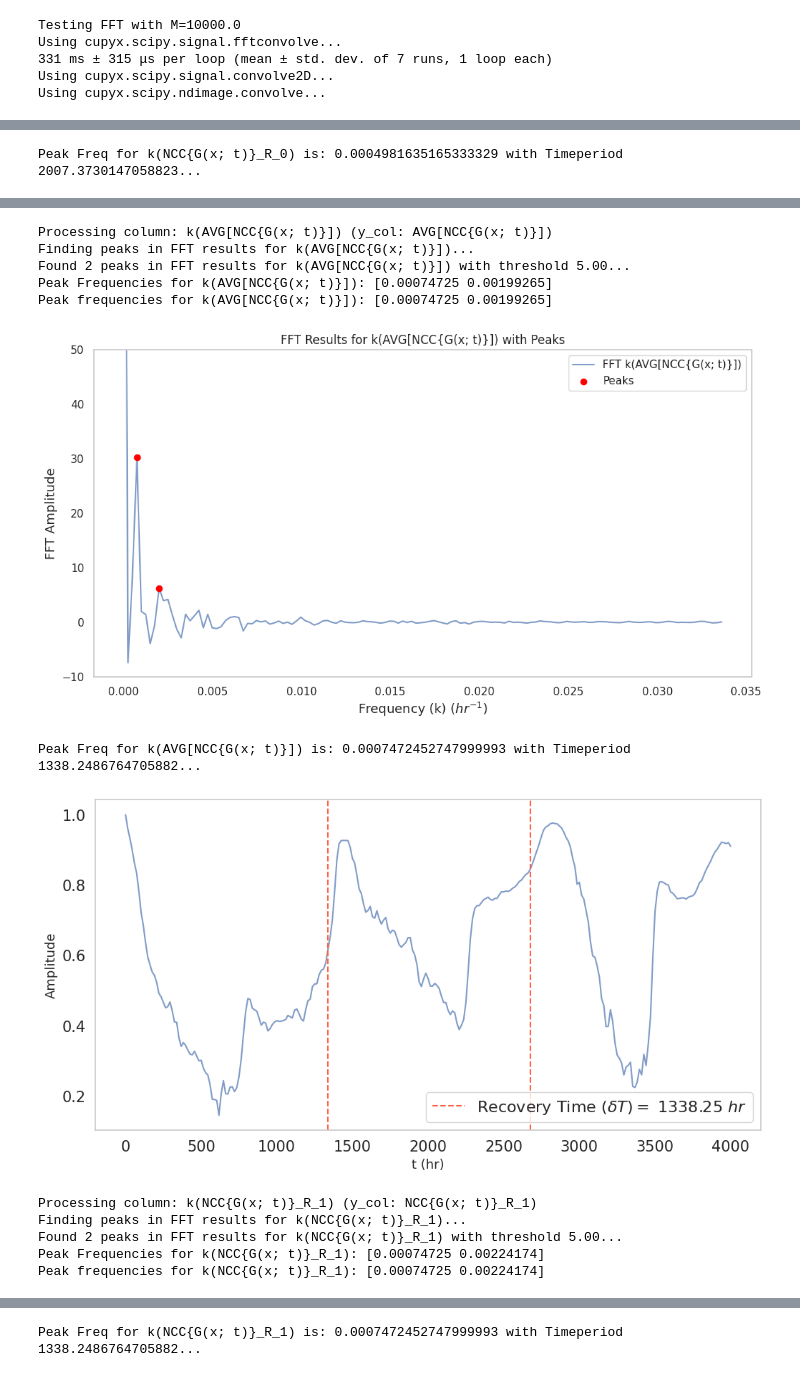
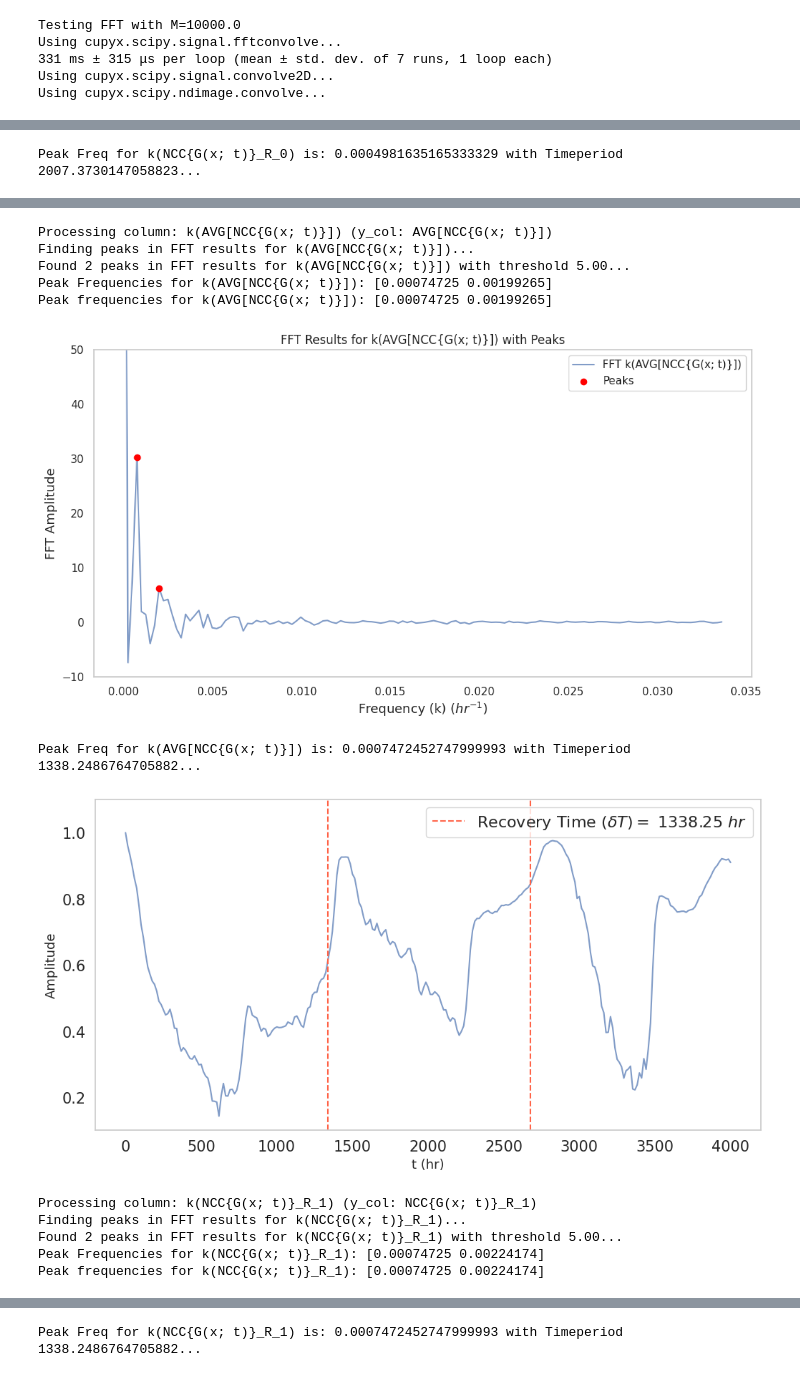
Before and after one commit to HAL9K000/Trophic_Maelstrom, a Jupyter notebook: simulations/Utilities/test.ipynb, the cells around one changed output, grey strips where cells are left out. Cells and saved outputs as stored; diff of their text form; code cells hidden in the pictures.

```diff
--- a/simulations/Utilities/test.ipynb
+++ b/simulations/Utilities/test.ipynb
@@ -232,11 +234,11 @@ def gen_interpolated_df(df1, df2, compare_col_label):
 # %%
 # Read the following csv as a pandas DataFrame
 #filepath= "/media/home/khalder/Desktop/SPDP_MK1/Trophic_Maelstorm/simulations/Data/Rietkerk/Reorganised_Frames/Stoc/3Sp/CORR-20_100_WIN-4000-HsXA125/CORR-HsX2001-UA125A125/L_128_a_0.042/dP_10000/Geq_0.19208/T_4000.04/2DCorr/"
-#filepath= "/media/home/khalder/Desktop/SPDP_MK1/Trophic_Maelstorm/simulations/Data/Rietkerk/Reorganised_Frames/Stoc/3Sp/CORR-20_100_WIN-4000-HsXA0/CORR-HsX2001-UA125A0/L_128_a_0.0415/dP_10000/Geq_4.802/T_4000.04/2DCorr/"
+filepath= "/media/home/khalder/Desktop/SPDP_MK1/Trophic_Maelstorm/simulations/Data/Rietkerk/Reorganised_Frames/Stoc/3Sp/CORR-20_100_WIN-4000-HsXA0/CORR-HsX2001-UA125A0/L_128_a_0.0415/dP_10000/Geq_4.802/T_4000.04/2DCorr/"
 #filepath ="/media/BACKUPS/khalder/Desktop/SPDP_MK1/Trophic_Maelstorm/simulations/Data/Rietkerk/Reorganised_Frames/Stoc/3Sp/CORR-20_100_WIN-6000-HsXA0/CORR-HsX2001-UA125A0/L_128_a_0.0415/dP_10000/Geq_4.802/T_5999.95/2DCorr/"
 #filepath ="/media/home/khalder/Desktop/SPDP_MK1/Trophic_Maelstorm/simulations/Data/DP/Reorganised_Frames/Stoc/3Sp/DPCORR-20_100_WIN-4000-DsB6OTH2/CORR-DsB6-UA0A0-1UNI/L_128_a_1.8/dP_1/Geq_0/T_4000.04/2DCorr/"
-filepath ="/media/BACKUPS/khalder/Desktop/SPDP_MK1/Trophic_Maelstorm/simulations/Data/DP/Reorganised_Frames/Stoc/3Sp/DPCORR-20_100_WIN-5000-DsB6/CORR-DsB6-UA0A0-1UNI/L_128_a_1.8/dP_1/Geq_0/T_5000.05/2DCorr/"
-filename = "Auto_NCC_TD_5000.csv"
+#filepath ="/media/BACKUPS/khalder/Desktop/SPDP_MK1/Trophic_Maelstorm/simulations/Data/DP/Reorganised_Frames/Stoc/3Sp/DPCORR-20_100_WIN-5000-DsB6/CORR-DsB6-UA0A0-1UNI/L_128_a_1.8/dP_1/Geq_0/T_5000.05/2DCorr/"
+filename = "Auto_NCC_TD_4000.csv"
 df = pan.read_csv(filepath + filename)
 # Remove rows where 't1' is 330, 220 or 110
 df = df[~df['t1'].isin([ 330, 220, 110])]
@@ -357,6 +359,8 @@ def find_peaks_in_fft(fft_results, df_selected):
             #plt.title(f'Data {col}')
             plt.xlabel("t (hr)", fontsize =13)#sel_col_X)
             plt.ylabel('Amplitude', fontsize =13)
+            # Set y-axis upper limit to 1.1
+            plt.ylim(top=1.1)
             #Set axis ticks to fontsize 13
             plt.xticks(fontsize=15); plt.yticks(fontsize=15)
             plt.legend(fontsize=16)
@@ -433,11 +437,11 @@ Peak Freq for k(NCC{G(x; t)}_R_0) is: 0.0004981635165333329 with Timeperiod 2007
 Processing column: k(AVG[NCC{G(x; t)}]) (y_col: AVG[NCC{G(x; t)}])
 Finding peaks in FFT results for k(AVG[NCC{G(x; t)}])...
 Found 2 peaks in FFT results for k(AVG[NCC{G(x; t)}]) with threshold 5.00...
 Peak Frequencies for k(AVG[NCC{G(x; t)}]): [0.00074725 0.00199265]
 Peak frequencies for k(AVG[NCC{G(x; t)}]): [0.00074725 0.00199265]
 [figure]
 Peak Freq for k(AVG[NCC{G(x; t)}]) is: 0.0007472452747999993 with Timeperiod 1338.2486764705882...
-[figure, old version]
+[figure, new version]
 Processing column: k(NCC{G(x; t)}_R_1) (y_col: NCC{G(x; t)}_R_1)
 Finding peaks in FFT results for k(NCC{G(x; t)}_R_1)...
 Found 2 peaks in FFT results for k(NCC{G(x; t)}_R_1) with threshold 5.00...
```
Also changed, not shown: parts of 8 cells of this notebook, 37 other files.
